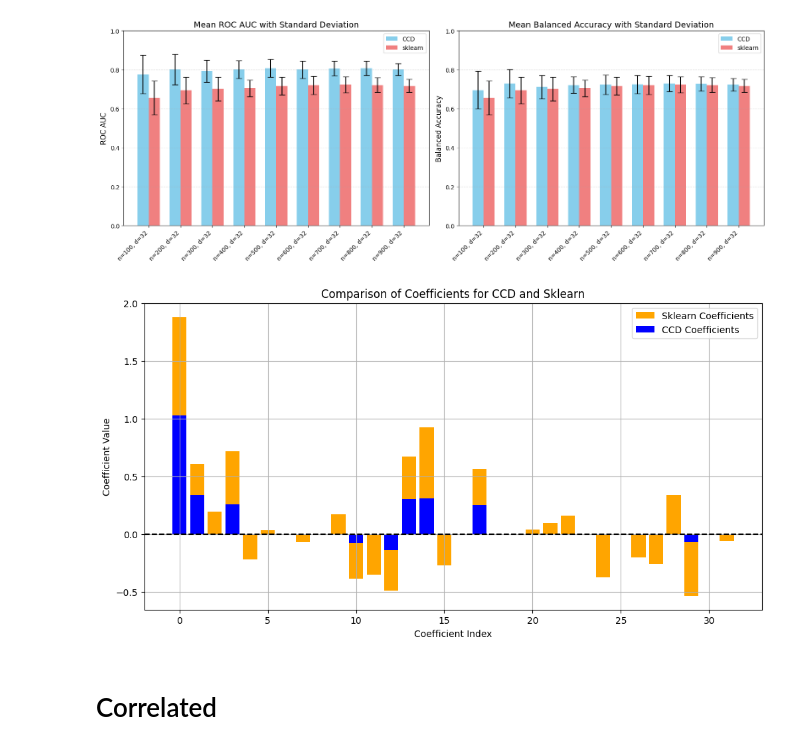
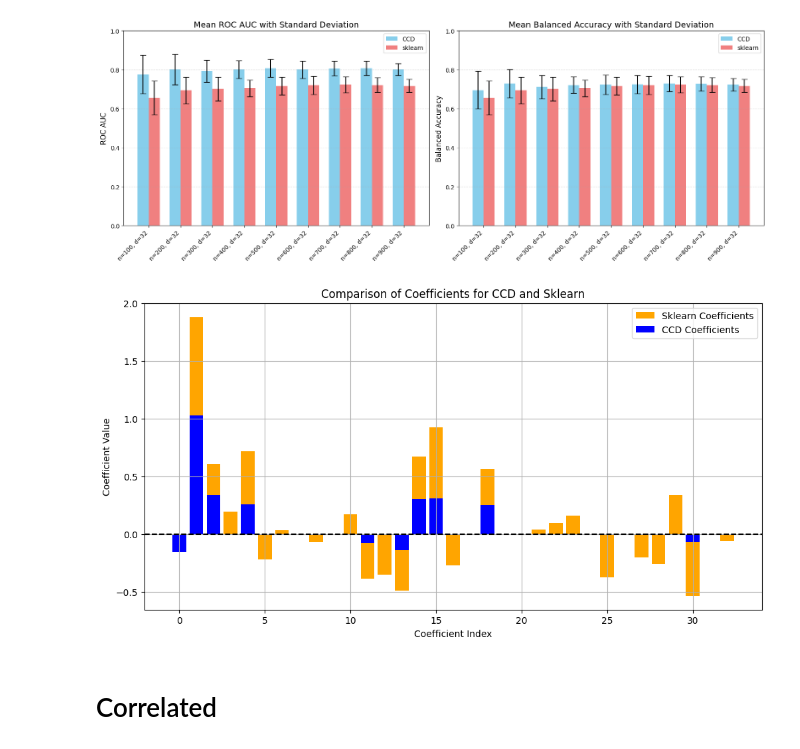
Before and after one commit to szuvarska/LogRegCCD, a Jupyter notebook: Experiments.ipynb, the cells around one changed output. Saved outputs shown, nothing was run; the diff lists cells and outputs as text; code cells hidden in the pictures.

```diff
--- a/Experiments.ipynb
+++ b/Experiments.ipynb
@@ -202,35 +202,39 @@ plt.show()
 data_n_CCD = pd.read_csv("results/synthetic_data_results/LogRegCCD/logregCDD[n grt d]_single.csv")
 data_n_CCD['beta'] = data_n_CCD['beta'].apply(convert_beta_string_to_list)
 data_n_sklearn = pd.read_csv("results/synthetic_data_results/LogRegSklearn/logresSklearn[n grt d]_single.csv")
 data_n_sklearn['Betas'] = data_n_sklearn['Betas'].apply(convert_sklearn_beta_to_list)
 data_n_sklearn['Intercept'] = data_n_sklearn['Intercept'].apply(lambda x: float(x.strip('[]')))
 
 data_n_CCD = data_n_CCD.loc[data_n_CCD['g'] == 0, :]
 data_n_sklearn = data_n_sklearn.loc[data_n_sklearn['g'] == 0, :]
 data_n_CCD = data_n_CCD.loc[data_n_CCD['n'] == 100, :]
 data_n_CCD = data_n_CCD.loc[data_n_CCD['d'] == 32, :]
 data_n_sklearn = data_n_sklearn.loc[data_n_sklearn['n'] == 100, :]
 data_n_sklearn = data_n_sklearn.loc[data_n_sklearn['d'] == 32, :]
 
 # Get the coefficients for CCD and sklearn
 ccd_betas = data_n_CCD['beta'].values[0]
+ccd_intercept = data_n_CCD['intercept'].values[0]
+# merge intercept and betas into one array
+ccd_betas = np.concatenate(([ccd_intercept], ccd_betas))
+
 sklearn_betas = data_n_sklearn['Betas'].values[0]
 sklearn_intercept = data_n_sklearn['Intercept'].values[0]
-ccd_intercept = data_n_CCD['intercept'].values[0]
+sklearn_betas = np.concatenate(([sklearn_intercept], sklearn_betas))
 
 # Create a bar plot for the coefficients
 plt.figure(figsize=(12, 6))
 plt.bar(range(len(sklearn_betas)), sklearn_betas, alpha=1, label='Sklearn Coefficients', color='orange')
 plt.bar(range(len(ccd_betas)), ccd_betas, alpha=1, label='CCD Coefficients', color='blue')
 plt.axhline(y=0, color='k', linestyle='--')
 plt.title('Comparison of Coefficients for CCD and Sklearn')
 plt.xlabel('Coefficient Index')
 plt.ylabel('Coefficient Value')
 plt.legend()
 plt.grid()
 plt.show()
 # %% [output]
-[figure, old version]
+[figure, new version]
 # %% [markdown]
 # Correlated
 # %%
```
Also changed, not shown: parts of 3 cells of this notebook, 8 other files.
